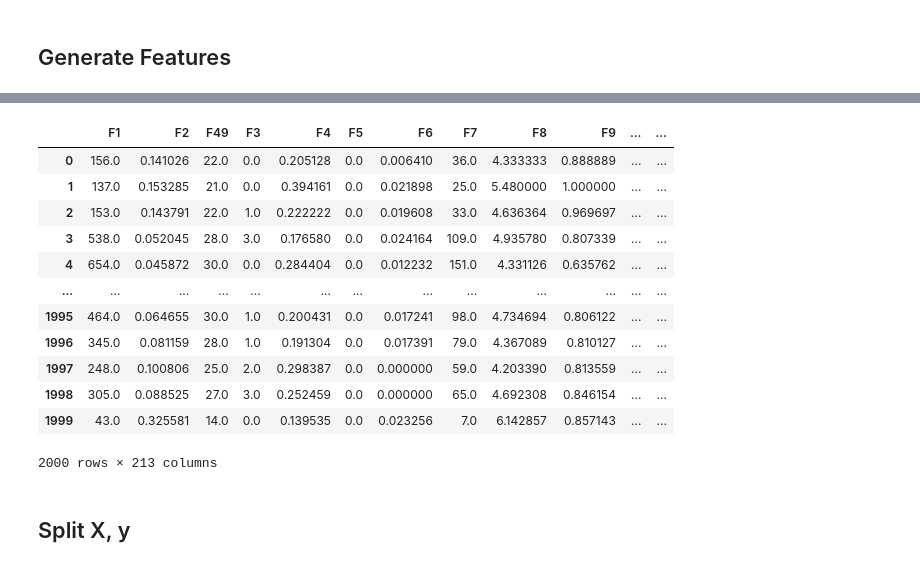
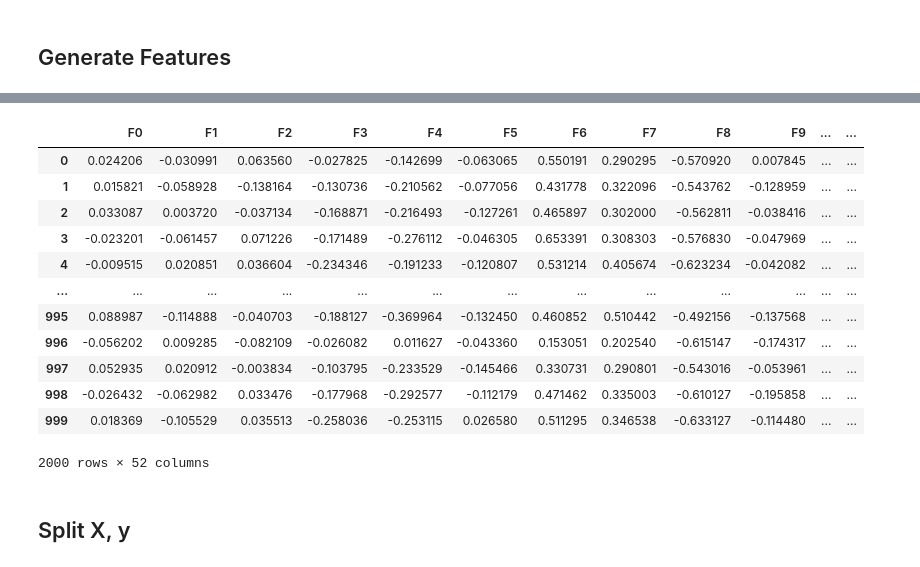
Before and after one commit to mirzanahal/Persian-Gender-Recognition, a Jupyter notebook: code/gender_recognition.ipynb, the cells around one changed output, grey strips where cells are left out. Saved outputs shown, nothing was run; the diff lists cells and outputs as text; code cells hidden in the pictures.

Commit message:
generate embedding gensim and text dependent features added

```diff
--- a/code/gender_recognition.ipynb
+++ b/code/gender_recognition.ipynb
@@ -80,23 +99,23 @@ Data 350 features imported
 # %%
 # features = (female_features.T).append(male_features.T)
 # features
 
-features = pd.read_csv('../data/dataframe.csv')
+features = pd.read_csv('../data/embedded_texts_gensim.csv', index_col=0)
 features
 # %% [output]
-|  | F1 | F2 | F49 | F3 | F4 | F5 | F6 | F7 | F8 | F9 | ... | ... |
-| 0 | 156.0 | 0.141026 | 22.0 | 0.0 | 0.205128 | 0.0 | 0.006410 | 36.0 | 4.333333 | 0.888889 | ... | ... |
-| 1 | 137.0 | 0.153285 | 21.0 | 0.0 | 0.394161 | 0.0 | 0.021898 | 25.0 | 5.480000 | 1.000000 | ... | ... |
-| 2 | 153.0 | 0.143791 | 22.0 | 1.0 | 0.222222 | 0.0 | 0.019608 | 33.0 | 4.636364 | 0.969697 | ... | ... |
-| 3 | 538.0 | 0.052045 | 28.0 | 3.0 | 0.176580 | 0.0 | 0.024164 | 109.0 | 4.935780 | 0.807339 | ... | ... |
-| 4 | 654.0 | 0.045872 | 30.0 | 0.0 | 0.284404 | 0.0 | 0.012232 | 151.0 | 4.331126 | 0.635762 | ... | ... |
+|  | F0 | F1 | F2 | F3 | F4 | F5 | F6 | F7 | F8 | F9 | ... | ... |
+| 0 | 0.024206 | -0.030991 | 0.063560 | -0.027825 | -0.142699 | -0.063065 | 0.550191 | 0.290295 | -0.570920 | 0.007845 | ... | ... |
+| 1 | 0.015821 | -0.058928 | -0.138164 | -0.130736 | -0.210562 | -0.077056 | 0.431778 | 0.322096 | -0.543762 | -0.128959 | ... | ... |
+| 2 | 0.033087 | 0.003720 | -0.037134 | -0.168871 | -0.216493 | -0.127261 | 0.465897 | 0.302000 | -0.562811 | -0.038416 | ... | ... |
+| 3 | -0.023201 | -0.061457 | 0.071226 | -0.171489 | -0.276112 | -0.046305 | 0.653391 | 0.308303 | -0.576830 | -0.047969 | ... | ... |
+| 4 | -0.009515 | 0.020851 | 0.036604 | -0.234346 | -0.191233 | -0.120807 | 0.531214 | 0.405674 | -0.623234 | -0.042082 | ... | ... |
 | ... | ... | ... | ... | ... | ... | ... | ... | ... | ... | ... | ... | ... |
-| 1995 | 464.0 | 0.064655 | 30.0 | 1.0 | 0.200431 | 0.0 | 0.017241 | 98.0 | 4.734694 | 0.806122 | ... | ... |
-| 1996 | 345.0 | 0.081159 | 28.0 | 1.0 | 0.191304 | 0.0 | 0.017391 | 79.0 | 4.367089 | 0.810127 | ... | ... |
-| 1997 | 248.0 | 0.100806 | 25.0 | 2.0 | 0.298387 | 0.0 | 0.000000 | 59.0 | 4.203390 | 0.813559 | ... | ... |
-| 1998 | 305.0 | 0.088525 | 27.0 | 3.0 | 0.252459 | 0.0 | 0.000000 | 65.0 | 4.692308 | 0.846154 | ... | ... |
-| 1999 | 43.0 | 0.325581 | 14.0 | 0.0 | 0.139535 | 0.0 | 0.023256 | 7.0 | 6.142857 | 0.857143 | ... | ... |
+| 995 | 0.088987 | -0.114888 | -0.040703 | -0.188127 | -0.369964 | -0.132450 | 0.460852 | 0.510442 | -0.492156 | -0.137568 | ... | ... |
+| 996 | -0.056202 | 0.009285 | -0.082109 | -0.026082 | 0.011627 | -0.043360 | 0.153051 | 0.202540 | -0.615147 | -0.174317 | ... | ... |
+| 997 | 0.052935 | 0.020912 | -0.003834 | -0.103795 | -0.233529 | -0.145466 | 0.330731 | 0.290801 | -0.543016 | -0.053961 | ... | ... |
+| 998 | -0.026432 | -0.062982 | 0.033476 | -0.177968 | -0.292577 | -0.112179 | 0.471462 | 0.335003 | -0.610127 | -0.195858 | ... | ... |
+| 999 | 0.018369 | -0.105529 | 0.035513 | -0.258036 | -0.253115 | 0.026580 | 0.511295 | 0.346538 | -0.633127 | -0.114480 | ... | ... |
-2000 rows × 213 columns
+2000 rows × 52 columns
 # %% [markdown]
 ## Split X, y
 # %%
```
Also changed, not shown: parts of 9 cells of this notebook, 6 other files.
